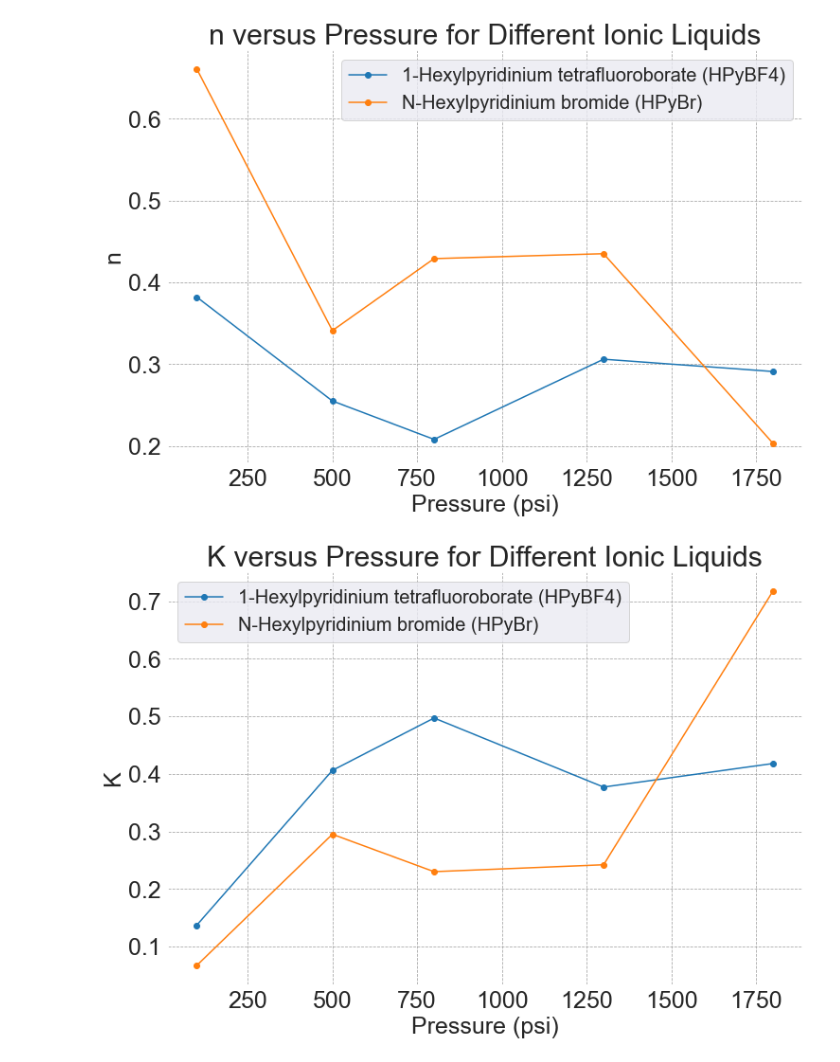
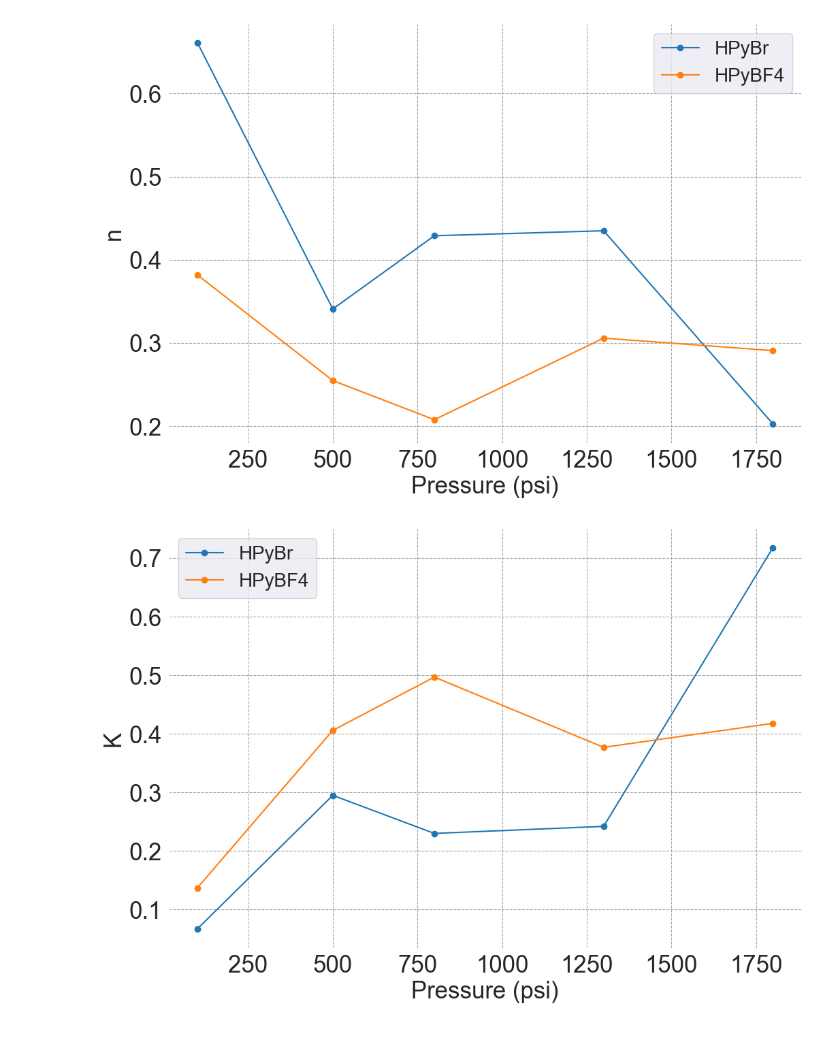
Before and after one commit to Atashnezhad/hpht, a Jupyter notebook: P04.ipynb, the cells around one changed output. Cells and saved outputs as stored; diff of their text form; code cells hidden in the pictures.

```diff
--- a/P04.ipynb
+++ b/P04.ipynb
@@ -117,16 +119,16 @@ import matplotlib.pyplot as plt
 
 # Data
 data = [
-    {"Ionic Liquid": "1-Hexylpyridinium tetrafluoroborate (HPyBF4)", "Pressure (psi)": 100, "n": 0.382, "K": 0.137, "r2": 0.33},
-    {"Ionic Liquid": "1-Hexylpyridinium tetrafluoroborate (HPyBF4)", "Pressure (psi)": 500, "n": 0.255, "K": 0.406, "r2": 0.47},
-    {"Ionic Liquid": "1-Hexylpyridinium tetrafluoroborate (HPyBF4)", "Pressure (psi)": 800, "n": 0.208, "K": 0.497, "r2": 0.47},
-    {"Ionic Liquid": "1-Hexylpyridinium tetrafluoroborate (HPyBF4)", "Pressure (psi)": 1300, "n": 0.306, "K": 0.377, "r2": 0.98},
-    {"Ionic Liquid": "1-Hexylpyridinium tetrafluoroborate (HPyBF4)", "Pressure (psi)": 1800, "n": 0.291, "K": 0.418, "r2": 0.93},
-    {"Ionic Liquid": "N-Hexylpyridinium bromide (HPyBr)", "Pressure (psi)": 100, "n": 0.661, "K": 0.067, "r2": 0.93},
-    {"Ionic Liquid": "N-Hexylpyridinium bromide (HPyBr)", "Pressure (psi)": 500, "n": 0.341, "K": 0.295, "r2": 0.77},
-    {"Ionic Liquid": "N-Hexylpyridinium bromide (HPyBr)", "Pressure (psi)": 800, "n": 0.429, "K": 0.23, "r2": 0.83},
-    {"Ionic Liquid": "N-Hexylpyridinium bromide (HPyBr)", "Pressure (psi)": 1300, "n": 0.435, "K": 0.242, "r2": 0.92},
-    {"Ionic Liquid": "N-Hexylpyridinium bromide (HPyBr)", "Pressure (psi)": 1800, "n": 0.203, "K": 0.718, "r2": 0.41},
+    {"Ionic Liquid": "HPyBF4", "Pressure (psi)": 100, "n": 0.382, "K": 0.137, "r2": 0.33},
+    {"Ionic Liquid": "HPyBF4", "Pressure (psi)": 500, "n": 0.255, "K": 0.406, "r2": 0.47},
+    {"Ionic Liquid": "HPyBF4", "Pressure (psi)": 800, "n": 0.208, "K": 0.497, "r2": 0.47},
+    {"Ionic Liquid": "HPyBF4", "Pressure (psi)": 1300, "n": 0.306, "K": 0.377, "r2": 0.98},
+    {"Ionic Liquid": "HPyBF4", "Pressure (psi)": 1800, "n": 0.291, "K": 0.418, "r2": 0.93},
+    {"Ionic Liquid": "HPyBr", "Pressure (psi)": 100, "n": 0.661, "K": 0.067, "r2": 0.93},
+    {"Ionic Liquid": "HPyBr", "Pressure (psi)": 500, "n": 0.341, "K": 0.295, "r2": 0.77},
+    {"Ionic Liquid": "HPyBr", "Pressure (psi)": 800, "n": 0.429, "K": 0.23, "r2": 0.83},
+    {"Ionic Liquid": "HPyBr", "Pressure (psi)": 1300, "n": 0.435, "K": 0.242, "r2": 0.92},
+    {"Ionic Liquid": "HPyBr", "Pressure (psi)": 1800, "n": 0.203, "K": 0.718, "r2": 0.41},
 ]
 
 # Extracting unique ionic liquid names
@@ -156,7 +158,7 @@ for ionic_liquid in ionic_liquids:
     plt.plot(pressures, n_values_i, marker='o', label=ionic_liquid)
 
 # Set plot title and labels
-plt.title("n versus Pressure for Different Ionic Liquids")
+# plt.title("n versus Pressure for Different Ionic Liquids")
 plt.xlabel("Pressure (psi)")
 plt.ylabel("n")
 # make grid
@@ -168,22 +170,22 @@ plt.legend()
 # Display the plot
 plt.show()
 # %% [output]
-[figure, old version]
+[figure, new version]
 # %%
 import matplotlib.pyplot as plt
 
 # Data
 data = [
-    {"Ionic Liquid": "1-Hexylpyridinium tetrafluoroborate (HPyBF4)", "Pressure (psi)": 100, "n": 0.382, "K": 0.137, "r2": 0.33},
-    {"Ionic Liquid": "1-Hexylpyridinium tetrafluoroborate (HPyBF4)", "Pressure (psi)": 500, "n": 0.255, "K": 0.406, "r2": 0.47},
-    {"Ionic Liquid": "1-Hexylpyridinium tetrafluoroborate (HPyBF4)", "Pressure (psi)": 800, "n": 0.208, "K": 0.497, "r2": 0.47},
-    {"Ionic Liquid": "1-Hexylpyridinium tetrafluoroborate (HPyBF4)", "Pressure (psi)": 1300, "n": 0.306, "K": 0.377, "r2": 0.98},
-    {"Ionic Liquid": "1-Hexylpyridinium tetrafluoroborate (HPyBF4)", "Pressure (psi)": 1800, "n": 0.291, "K": 0.418, "r2": 0.93},
-    {"Ionic Liquid": "N-Hexylpyridinium bromide (HPyBr)", "Pressure (psi)": 100, "n": 0.661, "K": 0.067, "r2": 0.93},
-    {"Ionic Liquid": "N-Hexylpyridinium bromide (HPyBr)", "Pressure (psi)": 500, "n": 0.341, "K": 0.295, "r2": 0.77},
-    {"Ionic Liquid": "N-Hexylpyridinium bromide (HPyBr)", "Pressure (psi)": 800, "n": 0.429, "K": 0.23, "r2": 0.83},
-    {"Ionic Liquid": "N-Hexylpyridinium bromide (HPyBr)", "Pressure (psi)": 1300, "n": 0.435, "K": 0.242, "r2": 0.92},
-    {"Ionic Liquid": "N-Hexylpyridinium bromide (HPyBr)", "Pressure (psi)": 1800, "n": 0.203, "K": 0.718, "r2": 0.41},
+    {"Ionic Liquid": "HPyBF4", "Pressure (psi)": 100, "n": 0.382, "K": 0.137, "r2": 0.33},
+    {"Ionic Liquid": "HPyBF4", "Pressure (psi)": 500, "n": 0.255, "K": 0.406, "r2": 0.47},
+    {"Ionic Liquid": "HPyBF4", "Pressure (psi)": 800, "n": 0.208, "K": 0.497, "r2": 0.47},
+    {"Ionic Liquid": "HPyBF4", "Pressure (psi)": 1300, "n": 0.306, "K": 0.377, "r2": 0.98},
+    {"Ionic Liquid": "HPyBF4", "Pressure (psi)": 1800, "n": 0.291, "K": 0.418, "r2": 0.93},
+    {"Ionic Liquid": "HPyBr", "Pressure (psi)": 100, "n": 0.661, "K": 0.067, "r2": 0.93},
+    {"Ionic Liquid": "HPyBr", "Pressure (psi)": 500, "n": 0.341, "K": 0.295, "r2": 0.77},
+    {"Ionic Liquid": "HPyBr", "Pressure (psi)": 800, "n": 0.429, "K": 0.23, "r2": 0.83},
+    {"Ionic Liquid": "HPyBr", "Pressure (psi)": 1300, "n": 0.435, "K": 0.242, "r2": 0.92},
+    {"Ionic Liquid": "HPyBr", "Pressure (psi)": 1800, "n": 0.203, "K": 0.718, "r2": 0.41},
 ]
 
 # Extracting unique ionic liquid names
@@ -196,32 +198,32 @@ K_values = {ionic_liquid: [] for ionic_liquid in ionic_liquids}
 for item in data:
     ionic_liquid = item["Ionic Liquid"]
     K_value = item["K"]
     K_values[ionic_liquid].append(K_value)
 
 
 plt.figure(figsize=(12, 8))
 font_size = 25
 # change the figure background color
 plt.gca().set_facecolor("w")
 plt.rcParams.update({"font.size": font_size})
 #legend size
 plt.rcParams["legend.fontsize"] = font_size - 5
 # Plotting 'K' versus pressure for each ionic liquid
 for ionic_liquid in ionic_liquids:
     pressures = [item["Pressure (psi)"] for item in data if item["Ionic Liquid"] == ionic_liquid]
     K_values_i = K_values[ionic_liquid]
     plt.plot(pressures, K_values_i, marker='o', label=ionic_liquid)
 
 # Set plot title and labels
-plt.title("K versus Pressure for Different Ionic Liquids")
+# plt.title("K versus Pressure for Different Ionic Liquids")
 plt.xlabel("Pressure (psi)")
 plt.ylabel("K")
 
 # Add legend
 plt.legend()
 # make small grid
 plt.grid(True, which="both", ls="--", color="0.65")
 # Display the plot
 plt.show()
 # %% [output]
-[figure, old version]
+[figure, new version]
```
Also changed, not shown: parts of 2 cells of this notebook, 3 other files.
